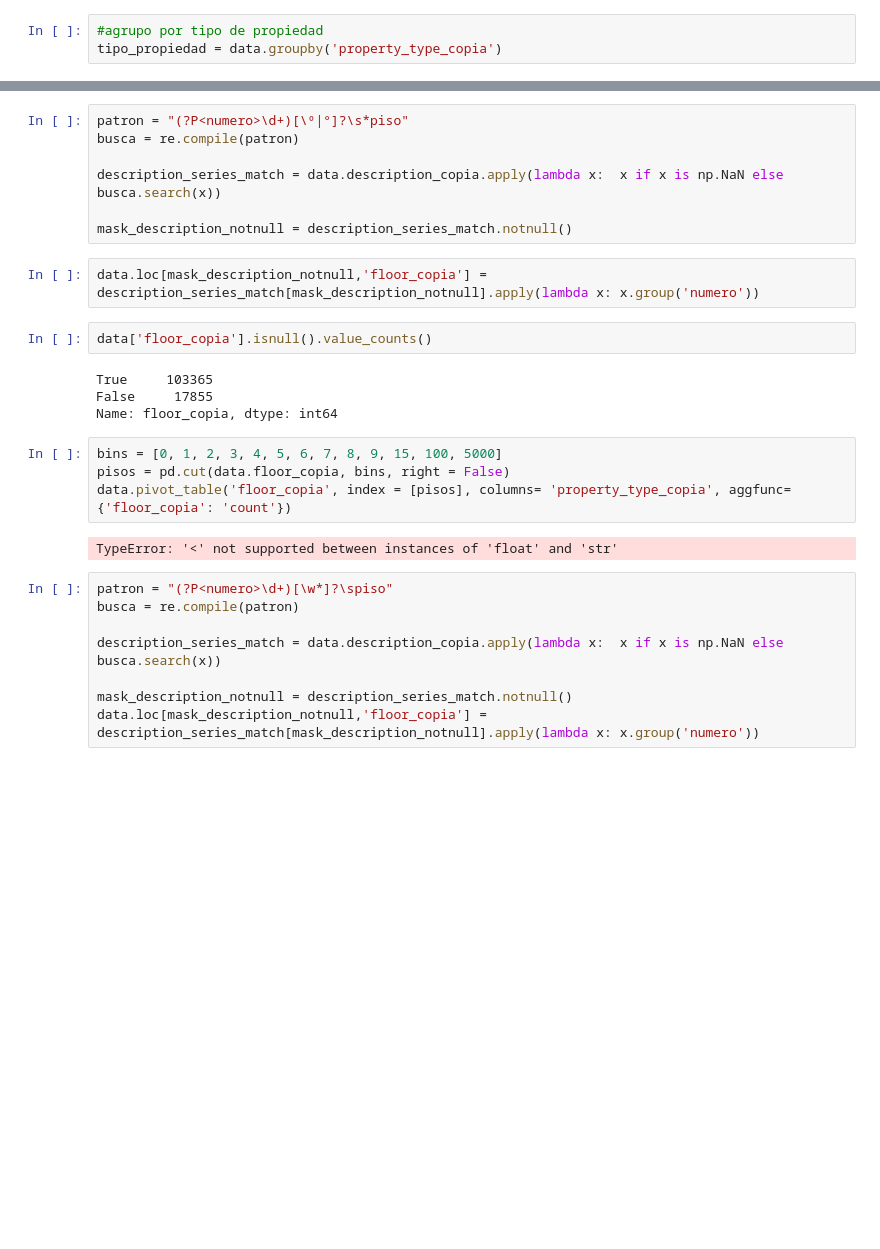
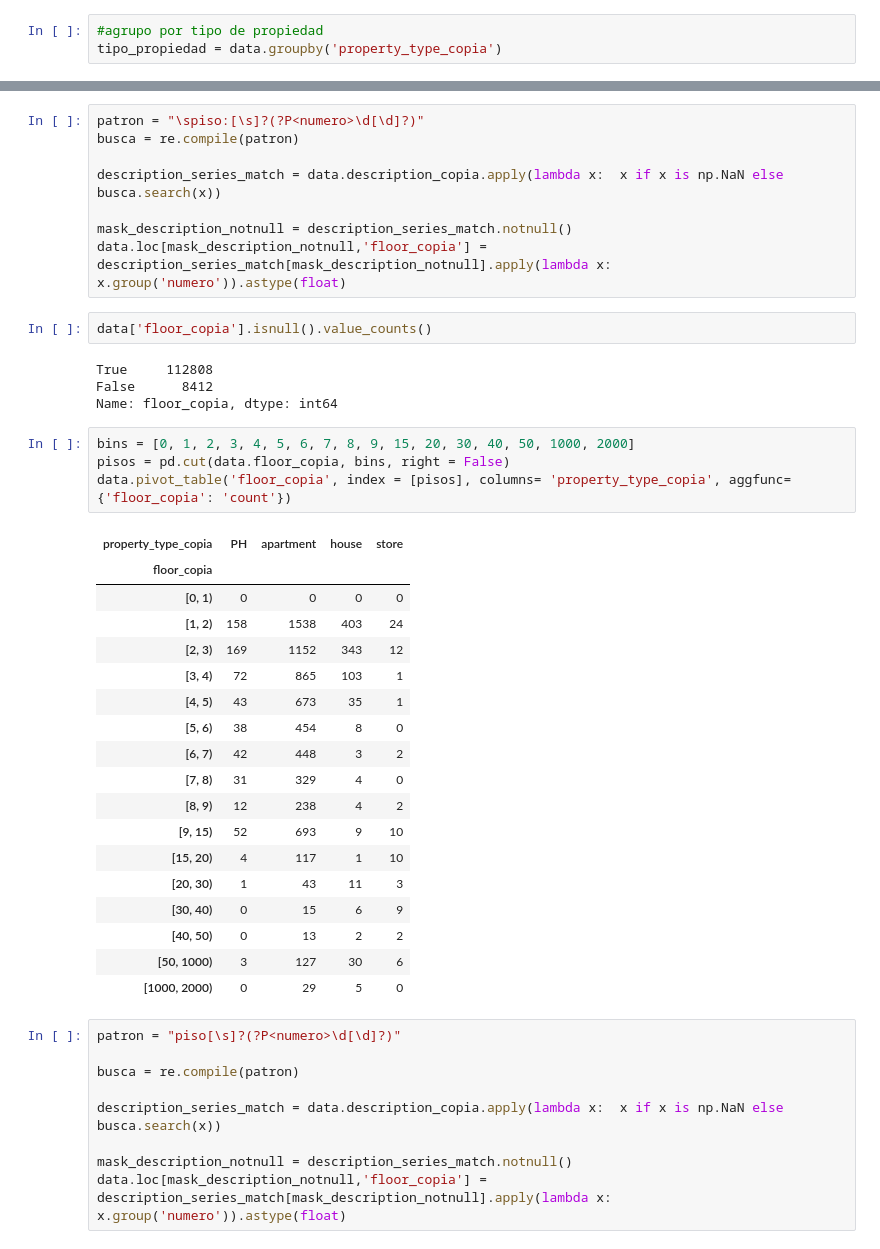
Before and after one commit to ronnygomez/DHDS-7, a Jupyter notebook: Limpieza_floor_final.ipynb, the cells around one changed output, grey strips where cells are left out. Cells and saved outputs as stored; diff of their text form; blank space fills up the shorter version.

```diff
--- a/Limpieza_floor_final.ipynb
+++ b/Limpieza_floor_final.ipynb
@@ -163,32 +121,49 @@ Comprobamos que hayamos imputado correctamente:
 # %%
-patron = "(?P<numero>\d+)[\º|°]?\s*piso"
+patron = "\spiso:[\s]?(?P<numero>\d[\d]?)"
 busca = re.compile(patron)
 
 description_series_match = data.description_copia.apply(lambda x:  x if x is np.NaN else busca.search(x))
 
 mask_description_notnull = description_series_match.notnull()
+data.loc[mask_description_notnull,'floor_copia'] = description_series_match[mask_description_notnull].apply(lambda x: x.group('numero')).astype(float)
-# %%
-data.loc[mask_description_notnull,'floor_copia'] = description_series_match[mask_description_notnull].apply(lambda x: x.group('numero'))
 # %%
 data['floor_copia'].isnull().value_counts()
 # %% [output]
-True     103365
-False     17855
+True     112808
+False      8412
 Name: floor_copia, dtype: int64
 # %%
-bins = [0, 1, 2, 3, 4, 5, 6, 7, 8, 9, 15, 100, 5000]
+bins = [0, 1, 2, 3, 4, 5, 6, 7, 8, 9, 15, 20, 30, 40, 50, 1000, 2000]
 pisos = pd.cut(data.floor_copia, bins, right = False)
 data.pivot_table('floor_copia', index = [pisos], columns= 'property_type_copia', aggfunc={'floor_copia': 'count'})
 # %% [output]
-TypeError: '<' not supported between instances of 'float' and 'str'
+| property_type_copia | PH | apartment | house | store |
+| floor_copia |  |  |  |  |
+| [0, 1) | 0 | 0 | 0 | 0 |
+| [1, 2) | 158 | 1538 | 403 | 24 |
+| [2, 3) | 169 | 1152 | 343 | 12 |
+| [3, 4) | 72 | 865 | 103 | 1 |
+| [4, 5) | 43 | 673 | 35 | 1 |
+| [5, 6) | 38 | 454 | 8 | 0 |
+| [6, 7) | 42 | 448 | 3 | 2 |
+| [7, 8) | 31 | 329 | 4 | 0 |
+| [8, 9) | 12 | 238 | 4 | 2 |
+| [9, 15) | 52 | 693 | 9 | 10 |
+| [15, 20) | 4 | 117 | 1 | 10 |
+| [20, 30) | 1 | 43 | 11 | 3 |
+| [30, 40) | 0 | 15 | 6 | 9 |
+| [40, 50) | 0 | 13 | 2 | 2 |
+| [50, 1000) | 3 | 127 | 30 | 6 |
+| [1000, 2000) | 0 | 29 | 5 | 0 |
 # %%
-patron = "(?P<numero>\d+)[\w*]?\spiso"
+patron = "piso[\s]?(?P<numero>\d[\d]?)"
+
 busca = re.compile(patron)
 
 description_series_match = data.description_copia.apply(lambda x:  x if x is np.NaN else busca.search(x))
 
 mask_description_notnull = description_series_match.notnull()
-data.loc[mask_description_notnull,'floor_copia'] = description_series_match[mask_description_notnull].apply(lambda x: x.group('numero'))
+data.loc[mask_description_notnull,'floor_copia'] = description_series_match[mask_description_notnull].apply(lambda x: x.group('numero')).astype(float)
 # %%
 data['floor_copia'].isnull().value_counts()
 # %% [output]
```
Also changed, not shown: parts of 98 cells of this notebook.
